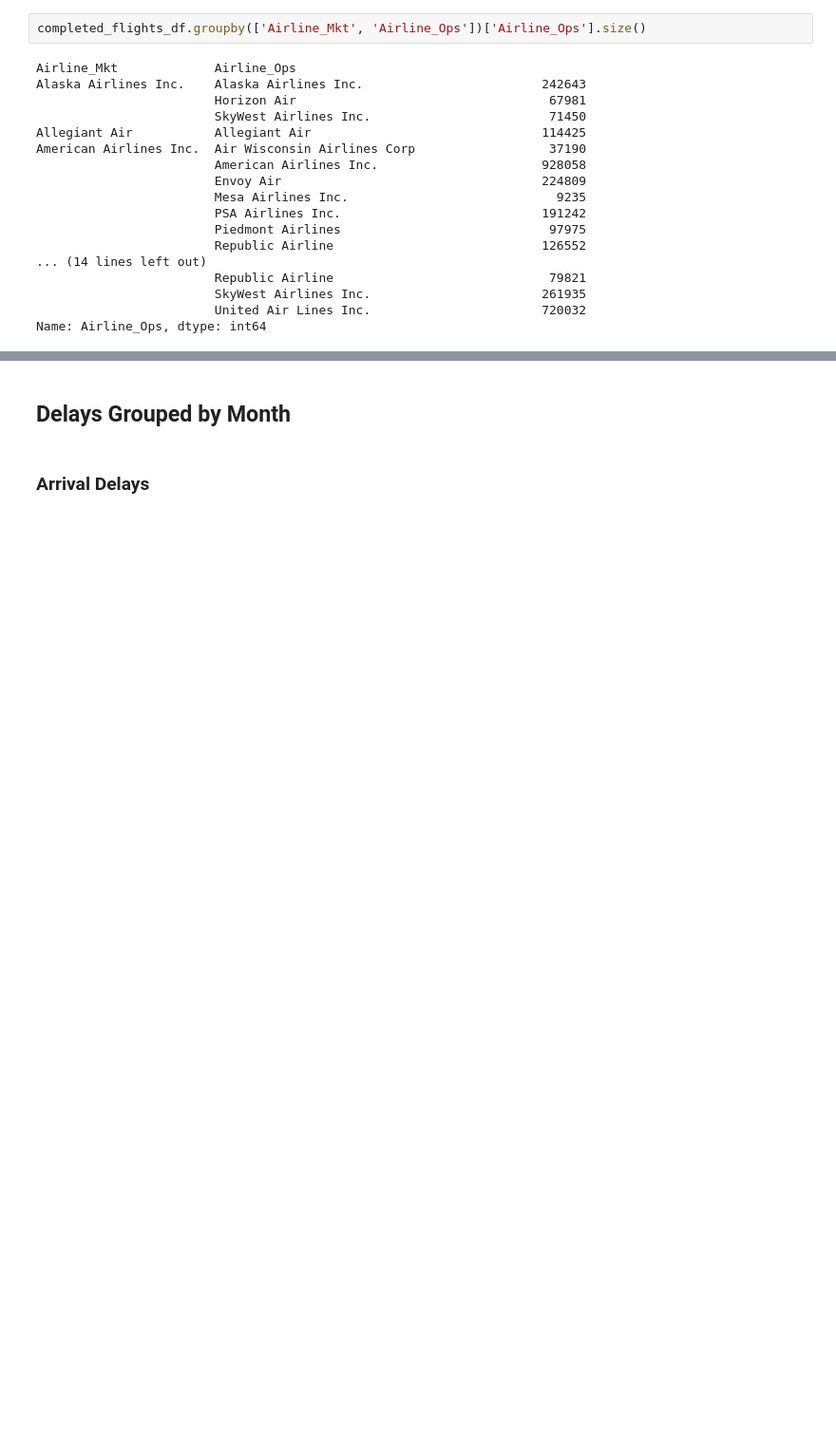
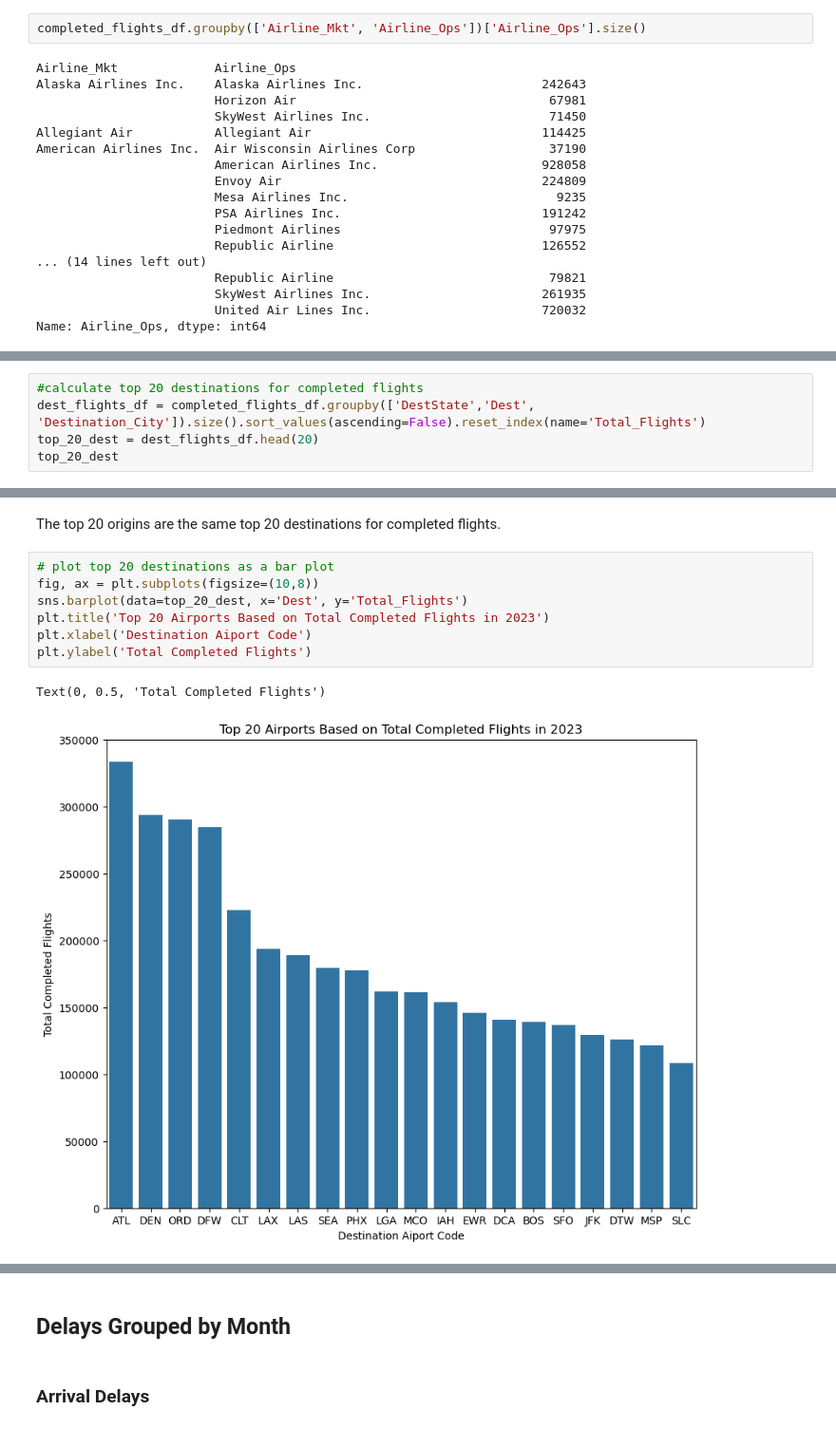
Before and after one commit to dezertdweller/flight-cancellations, a Jupyter notebook: notebooks/exploratory-data-analysis.ipynb, the cells around one changed output, grey strips where cells are left out. Shown at 95% size. Cells and saved outputs as stored; diff of their text form; blank space fills up the shorter version.

Commit message:
Selected top 20 airports for weather data.

```diff
--- a/notebooks/exploratory-data-analysis.ipynb
+++ b/notebooks/exploratory-data-analysis.ipynb
@@ -671,0 +728,5 @@ Name: Airline_Ops, dtype: int64
+# %%
+#calculate top 20 destinations for completed flights
+dest_flights_df = completed_flights_df.groupby(['DestState','Dest', 'Destination_City']).size().sort_values(ascending=False).reset_index(name='Total_Flights')
+top_20_dest = dest_flights_df.head(20)
+top_20_dest
@@ -671,0 +751,12 @@ Name: Airline_Ops, dtype: int64
+# %% [markdown]
+The top 20 origins are the same top 20 destinations for completed flights.
+# %%
+# plot top 20 destinations as a bar plot
+fig, ax = plt.subplots(figsize=(10,8))
+sns.barplot(data=top_20_dest, x='Dest', y='Total_Flights')
+plt.title('Top 20 Airports Based on Total Completed Flights in 2023')
+plt.xlabel('Destination Aiport Code')
+plt.ylabel('Total Completed Flights')
+# %% [output]
+Text(0, 0.5, 'Total Completed Flights')
+[figure, added]
```
Also changed, not shown: parts of 23 cells of this notebook.
